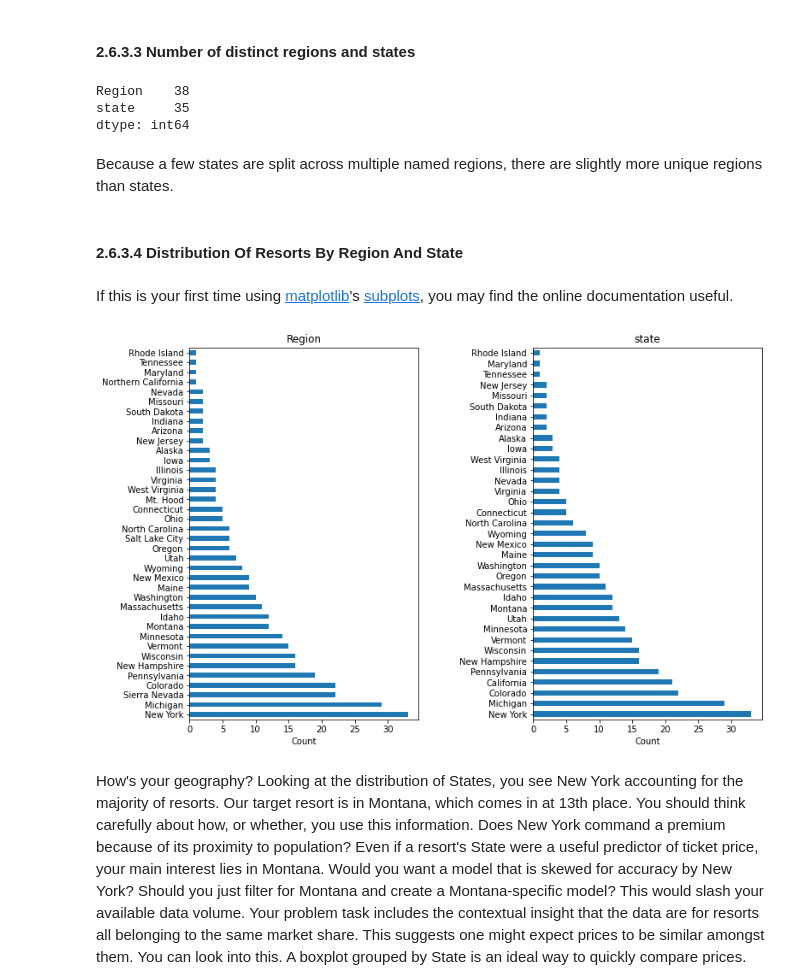
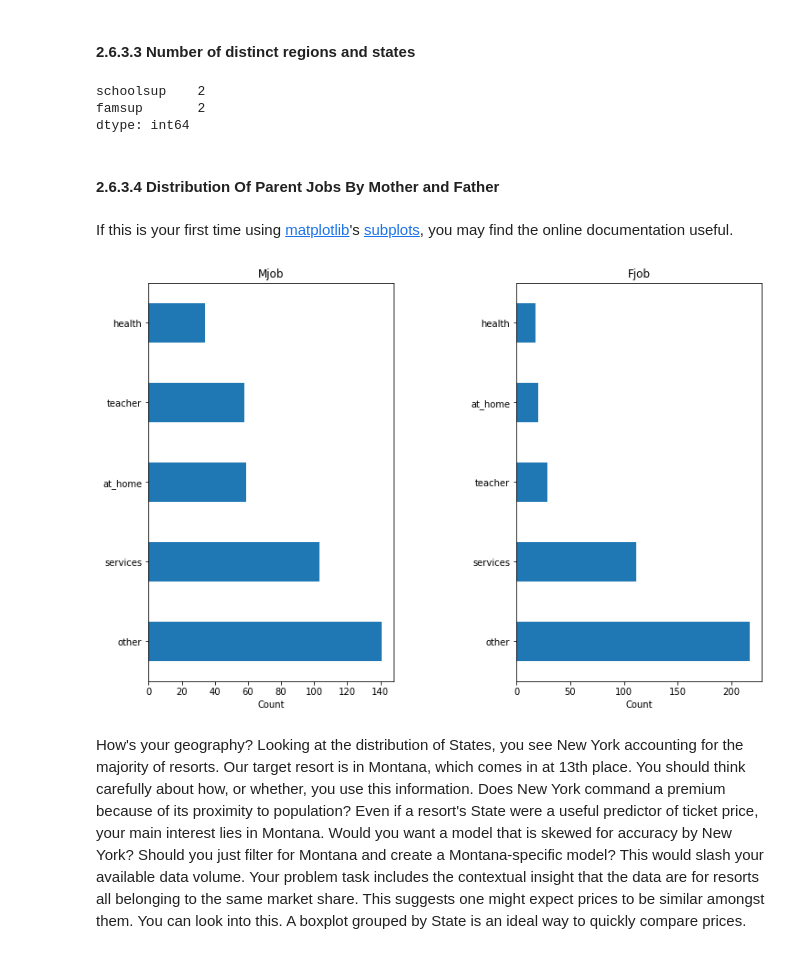
Before and after one commit to Hillary577/Springboard, a Jupyter notebook: capstone2/student/notebooks/capstone2_data_wrangling.ipynb, the cells around one changed output. Saved outputs shown, nothing was run; the diff lists cells and outputs as text; code cells hidden in the pictures.

```diff
--- a/capstone2/student/notebooks/capstone2_data_wrangling.ipynb
+++ b/capstone2/student/notebooks/capstone2_data_wrangling.ipynb
@@ -300,42 +340,40 @@ The vast majority of the differences are in California, with most Regions being
 #### 2.6.3.3 Number of distinct regions and states<a id='2.6.3.3_Number_of_distinct_regions_and_states'></a>
 # %%
 #Code task 12#
-#Select the 'Region' and 'state' columns from ski_data and use the `nunique` method to calculate
+#Select the 'schoolsup' and 'famsup' columns from ski_data and use the `nunique` method to calculate
 #the number of unique values in each
-ski_data[['Region', 'state']].nunique()
+mat_data[['schoolsup', 'famsup']].nunique()
 # %% [output]
-Region    38
-state     35
+schoolsup    2
+famsup       2
 dtype: int64
-# %% [markdown]
-Because a few states are split across multiple named regions, there are slightly more unique regions than states.
 # %% [markdown]
-#### 2.6.3.4 Distribution Of Resorts By Region And State<a id='2.6.3.4_Distribution_Of_Resorts_By_Region_And_State'></a>
+#### 2.6.3.4 Distribution Of Parent Jobs By Mother and Father <a id='2.6.3.4_Distribution_Of_Resorts_By_Region_And_State'></a>
 # %% [markdown]
 If this is your first time using [matplotlib](https://matplotlib.org/3.2.2/index.html)'s [subplots](https://matplotlib.org/3.2.2/api/_as_gen/matplotlib.pyplot.subplots.html), you may find the online documentation useful.
 # %%
 #Code task 13#
 #Create two subplots on 1 row and 2 columns with a figsize of (12, 8)
 fig, ax = plt.subplots(1, 2, figsize=(12, 8))
 #Specify a horizontal barplot ('barh') as kind of plot (kind=)
-ski_data.Region.value_counts().plot(kind='barh', ax=ax[0])
+mat_data.Mjob.value_counts().plot(kind='barh', ax=ax[0])
 #Give the plot a helpful title of 'Region'
-ax[0].set_title('Region')
+ax[0].set_title('Mjob')
 #Label the xaxis 'Count'
 ax[0].set_xlabel('Count')
 #Specify a horizontal barplot ('barh') as kind of plot (kind=)
-ski_data.state.value_counts().plot(kind='barh', ax=ax[1])
+mat_data.Fjob.value_counts().plot(kind='barh', ax=ax[1])
 #Give the plot a helpful title of 'state'
-ax[1].set_title('state')
+ax[1].set_title('Fjob')
 #Label the xaxis 'Count'
 ax[1].set_xlabel('Count')
 #Give the subplots a little "breathing room" with a wspace of 0.5
 plt.subplots_adjust(wspace=0.5);
 #You're encouraged to explore a few different figure sizes, orientations, and spacing here
 # as the importance of easy-to-read and informative figures is frequently understated
 # and you will find the ability to tweak figures invaluable later on
 # %% [output]
-[figure, old version]
+[figure, new version]
 # %% [markdown]
 How's your geography? Looking at the distribution of States, you see New York accounting for the majority of resorts. Our target resort is in Montana, which comes in at 13th place. You should think carefully about how, or whether, you use this information. Does New York command a premium because of its proximity to population? Even if a resort's State were a useful predictor of ticket price, your main interest lies in Montana. Would you want a model that is skewed for accuracy by New York? Should you just filter for Montana and create a Montana-specific model? This would slash your available data volume. Your problem task includes the contextual insight that the data are for resorts all belonging to the same market share. This suggests one might expect prices to be similar amongst them. You can look into this. A boxplot grouped by State is an ideal way to quickly compare prices. Another side note worth bringing up here is that, in reality, the best approach here definitely would include consulting with the client or other domain expert. They might know of good reasons for treating states equivalently or differently. The data scientist is rarely the final arbiter of such a decision. But here, you'll see if we can find any supporting evidence for treating states the same or differently.
 # %% [markdown]
```
Also changed, not shown: parts of 33 cells of this notebook.
